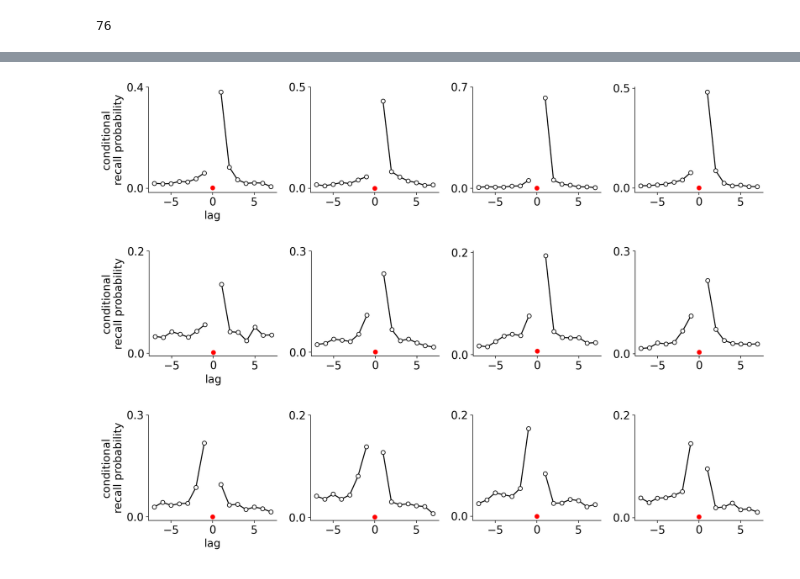
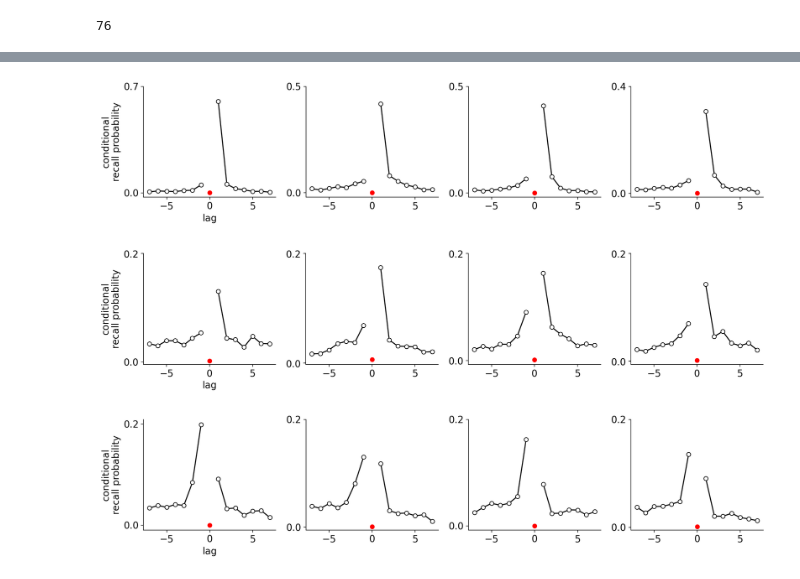
Before and after one commit to Veritaria/rnn-free-recall, a Jupyter notebook: PEERS_analysis.ipynb, the cells around one changed output, grey strips where cells are left out. Cells and saved outputs as stored; diff of their text form; code cells hidden in the pictures.

```diff
--- a/PEERS_analysis.ipynb
+++ b/PEERS_analysis.ipynb
@@ -1,6 +1,4 @@
 # %%
-""" Reference: https://github.com/nds113/seq2seq_hms """
-
 import numpy as np
 import argparse
 import scipy.io
@@ -10,6 +8,8 @@ import pandas as pd
 import matplotlib.pyplot as plt
 from random import *
 from pathlib import Path
+
+plt.rcParams['font.size'] = 14
 # %% [markdown]
 ### read the data
 # %%
@@ -344,7 +341,7 @@ def compute_crp(recall_sequence_positions):
         for t in range(len(recall_sequence_positions[i]) - 1):
             position1 = recall_sequence_positions[i][t]
             position2 = recall_sequence_positions[i][t+1]
-            if position1 != -1 and position2 != -1:
+            if position1 != -1 and position2 != -1 and position1 < memory_num and position2 < memory_num:
                 results[position1][position2] += 1
 
     # forward_asymmetry = np.sum(np.triu(results, k=1)) / np.sum(results)
@@ -387,14 +384,17 @@ def compute_accuracy(recalled_words, presented_words):
 
 def compute_temporal_factor(recall_sequence_positions):
     memory_num = 16
-    max_length = 0
+    max_length = 16
     for i in range(len(recall_sequence_positions)):
         if len(recall_sequence_positions[i]) > max_length:
             max_length = len(recall_sequence_positions[i])
     results = np.zeros((len(recall_sequence_positions), max_length))
     results_mask = np.zeros((len(recall_sequence_positions), max_length))
+    # print(np.max([max(recall_sequence_positions[i]) for i in range(len(recall_sequence_positions))]))
     for i in range(len(recall_sequence_positions)):
-        recalled = np.zeros(memory_num, dtype=bool)
+        if len(recall_sequence_positions[i]) == 0:
+            continue
+        recalled = np.zeros(max(recall_sequence_positions[i])+1, dtype=bool)
         for t in range(len(recall_sequence_positions[i]) - 1):
             # print("t:", t)
             position1 = recall_sequence_positions[i][t]
@@ -415,8 +415,8 @@ def compute_temporal_factor(recall_sequence_positions):
                 if len(possible_temporal_transitions) > 1 and np.any(actual_transition):
                     # compute the rank number of all the possible transitions (the farer the transition is, the lower the rank is)
                     ranks = rankdata(-np.abs(possible_temporal_transitions))
-                    # compute the rank of the actual transition / the largest rank
-                    results[i][t+1] = (ranks[actual_transition] - 1) / (len(ranks) - 1)
+                    value = (ranks[actual_transition] - 1) / (len(ranks) - 1)
+                    results[i][t+1] = value[0]
     return np.mean(results[results_mask == 1])
 # %%
 # Group data by subject and convert recall sequence position to a list for each subject
@@ -570,13 +572,15 @@ def plot_crp(crp_results, memory_num=8, no_center=False, axis_label=True):
     plt.tight_layout()
     # plt.show()
 # %%
-plt.rcParams['font.size'] = 16
+# get the index for sorting forward asymmetry from largest to smallest
+sorted_idx = np.argsort(forward_asymmetries)[::-1]
+
 
 cnt = 0
 plt.figure(figsize=(14, 3.3), dpi=200)
-for i in range(len(crp_results)):
+for i in sorted_idx:
     midpoint = len(crp_results[i]) // 2
-    if forward_asymmetries[i] > 0.7:
+    if forward_asymmetries[i] > 0.68:
         plt.subplot(1, 4, cnt+1)
         plot_crp(crp_results[i], memory_num=8, axis_label=cnt==0)
         cnt += 1
@@ -585,34 +589,34 @@ for i in range(len(crp_results)):
 plt.show()
 plt.close()
 
 cnt = 0
 plt.figure(figsize=(14, 3.3), dpi=180)
 for i in range(len(crp_results)):
     midpoint = len(crp_results[i]) // 2
     # if crp_results[i][midpoint-1] > crp_results[i][midpoint+1]:
     # if forward_asymmetries[i] > 0.7:
-    if forward_asymmetries[i] > 0.55 and forward_asymmetries[i] < 0.65 and temporal_factors[i] < 0.75:
+    if forward_asymmetries[i] > 0.55 and forward_asymmetries[i] < 0.65 and temporal_factors[i] < 0.7:
         plt.subplot(1, 4, cnt+1)
         plot_crp(crp_results[i], memory_num=8, axis_label=cnt==0)
         cnt += 1
         if cnt == 4:
             break
 plt.show()
 plt.close()
 
 cnt = 0
 plt.figure(figsize=(14, 3.3), dpi=200)
 for i in range(len(crp_results)):
     midpoint = len(crp_results[i]) // 2
     if forward_asymmetries[i] < 0.4:
         plt.subplot(1, 4, cnt+1)
         plot_crp(crp_results[i], memory_num=8, axis_label=cnt==0)
         cnt += 1
         if cnt == 4:
             break
 plt.show()
 plt.close()
 # %% [output]
-[figure, old version]
+[figure, new version]
-[figure, old version]
+[figure, new version]
-[figure, old version]
+[figure, new version]
```
Also changed, not shown: parts of 3 cells of this notebook, 3 other files.
